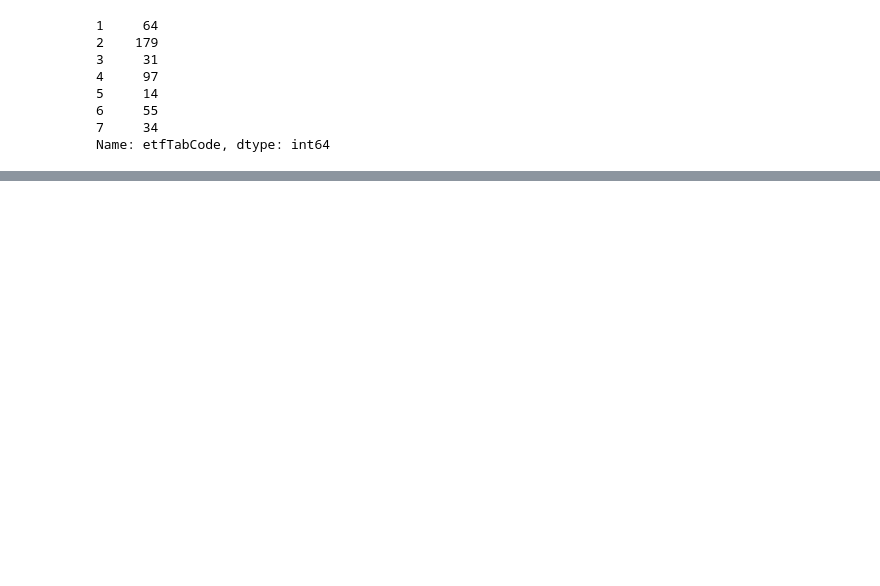
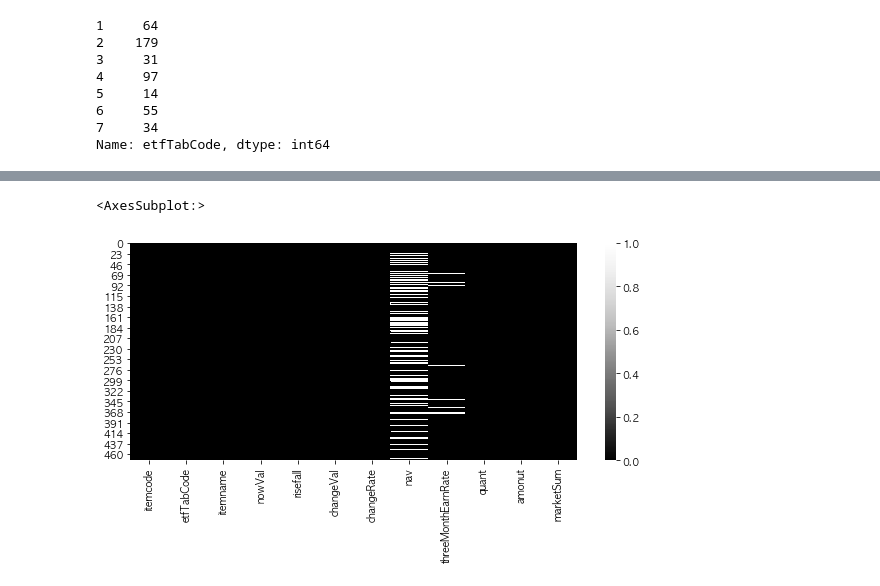
Before and after one commit to kimjinhyuk/LBD, a Jupyter notebook: data_science/analysis_stock_fdr/FDR_P02.ipynb, the cells around one changed output, grey strips where cells are left out. Drawn from its saved outputs; the diff is of its cells as text; code cells hidden in the pictures; blank space fills up the shorter version.

```diff
--- a/data_science/analysis_stock_fdr/FDR_P02.ipynb
+++ b/data_science/analysis_stock_fdr/FDR_P02.ipynb
@@ -54,7 +54,7 @@ font_family
 # 글씨 선명하게 출력하는 설정
 # %config InlineBackend.figure_format = 'retina'
 #폰트 설정
-plt.rc('font', family='AppleGothic')
+plt.rc('font', family=font_family)
 # plt.rc('axes', unicode_minus=False)
 # %%
 pd.Series([1,3,5,7,9]).plot(title="한글")
@@ -118,0 +181,7 @@ df[df['etfTabCode'] == 7]
+# %%
+# heatmap을 통한 결측치 시각화
+plt.figure(figsize=(10,4))
+sns.heatmap(df.isnull(), cmap="Greys_r")
+# %% [output]
+<AxesSubplot:>
+[figure, added]
```
Also changed, not shown: parts of 6 cells of this notebook, 4 other files.
